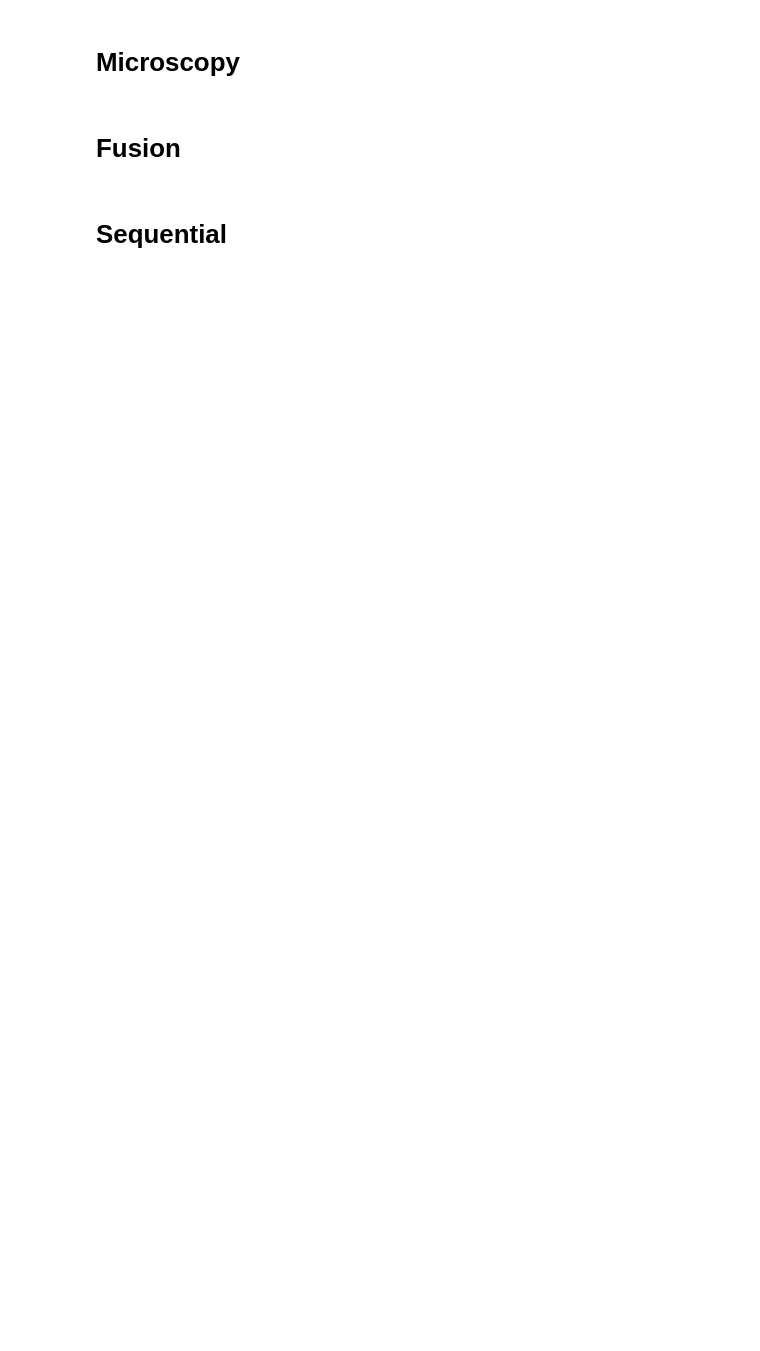
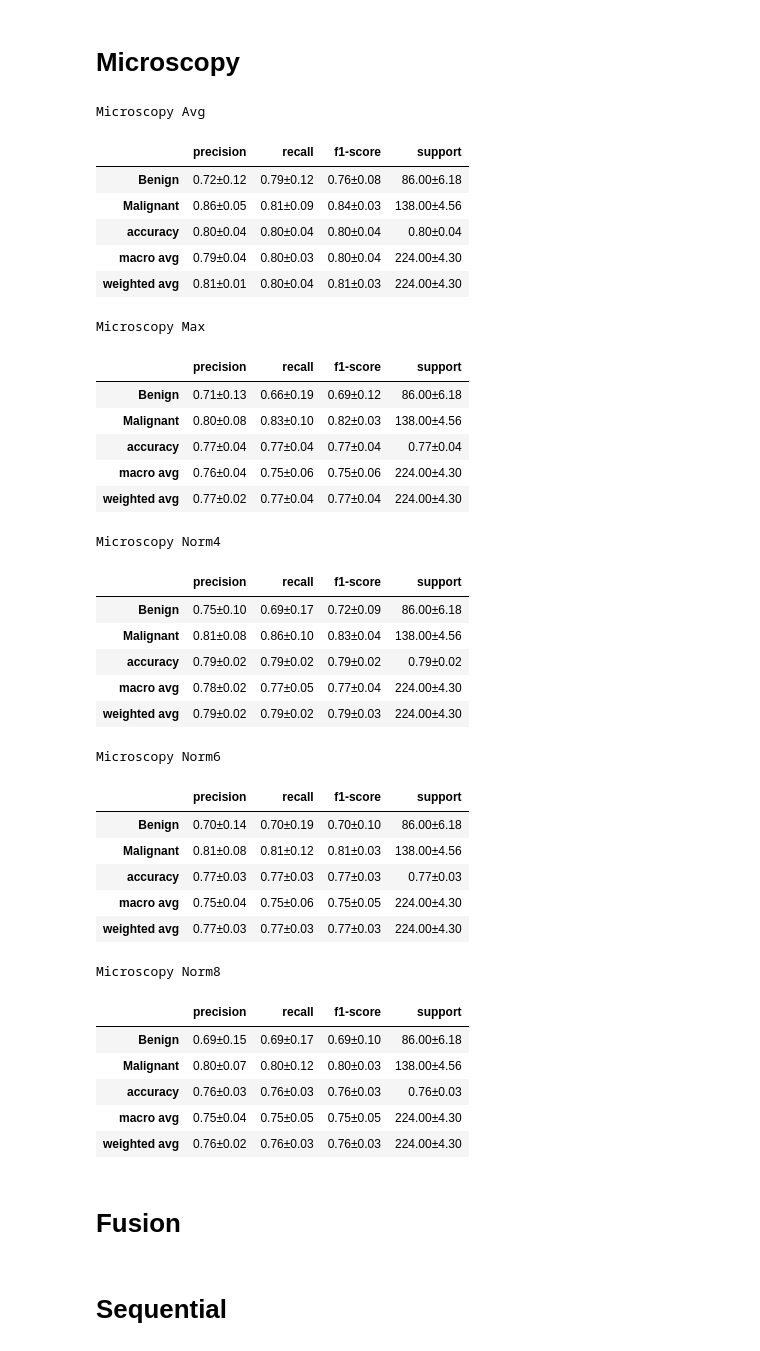
Before and after one commit to RomainCendre/classification, a Jupyter notebook: manuscript/MultimodalClassification/Cumulative.ipynb, the cells around one changed output. Drawn from its saved outputs; the diff is of its cells as text; code cells hidden in the pictures; blank space fills up the shorter version.

```diff
--- a/manuscript/MultimodalClassification/Cumulative.ipynb
+++ b/manuscript/MultimodalClassification/Cumulative.ipynb
@@ -112,3 +162,82 @@ Tools.fit_predict(m_inputs, {'datum': 'Scaled', 'label_encode': 'LesionEncode'},
+# %%
+pred_folds = [([2], [3]),
+                ([3], [4]),
+                ([4], [1]),
+                ([1], [2])]
+
+model = Pipeline([('scale', MinMaxScaler()), ('clf', SVC(kernel='linear', class_weight='balanced', probability=True))])
+model_params = {'clf__C': logspace(-2, 3, 6).tolist()}
+
+Tools.fit_predict(m_inputs, {'datum': 'ScaledAvg', 'label_encode': 'LesionEncode'}, model, 'PredictionAvg', folds=pred_folds, distribution=model_params)
+Tools.fit_predict(m_inputs, {'datum': 'ScaledMax', 'label_encode': 'LesionEncode'}, model, 'PredictionMax', folds=pred_folds, distribution=model_params)
+Tools.fit_predict(m_inputs, {'datum': 'ScaledNorm4', 'label_encode': 'LesionEncode'}, model, 'PredictionNorm4', folds=pred_folds, distribution=model_params)
+Tools.fit_predict(m_inputs, {'datum': 'ScaledNorm6', 'label_encode': 'LesionEncode'}, model, 'PredictionNorm6', folds=pred_folds, distribution=model_params)
+Tools.fit_predict(m_inputs, {'datum': 'ScaledNorm8', 'label_encode': 'LesionEncode'}, model, 'PredictionNorm8', folds=pred_folds, distribution=model_params)
+m_inputs[f'Prediction_{Tools.PROBABILITY}'] = m_inputs[f'PredictionAvg_{Tools.PROBABILITY}']
+# %%
+from IPython.display import HTML
+from IPython.display import display
+
+diagnosis_encoder = OrderedEncoder().fit(['Benign', 'Malignant'])
+
+# ROC Curve
+ViewsTools.plot_size((8,8))
+
+name = f'PredictionAvg'
+display(HTML(ViewsTools.dataframe_renderer([Views.report(m_inputs, {'label_encode': 'LesionEncode', 'eval': name}, diagnosis_encoder)],
+                                                                    title=[f'Microscopy Avg'])))
+
+name = f'PredictionMax'
+display(HTML(ViewsTools.dataframe_renderer([Views.report(m_inputs, {'label_encode': 'LesionEncode', 'eval': name}, diagnosis_encoder)],
+                                                                    title=[f'Microscopy Max'])))
+
+name = f'PredictionNorm4'
+display(HTML(ViewsTools.dataframe_renderer([Views.report(m_inputs, {'label_encode': 'LesionEncode', 'eval': name}, diagnosis_encoder)],
+                                                                    title=[f'Microscopy Norm4'])))
+
+name = f'PredictionNorm6'
+display(HTML(ViewsTools.dataframe_renderer([Views.report(m_inputs, {'label_encode': 'LesionEncode', 'eval': name}, diagnosis_encoder)],
+                                                                    title=[f'Microscopy Norm6'])))
+
+name = f'PredictionNorm8'
+display(HTML(ViewsTools.dataframe_renderer([Views.report(m_inputs, {'label_encode': 'LesionEncode', 'eval': name}, diagnosis_encoder)],
+                                                                    title=[f'Microscopy Norm8'])))
+# %% [output]
+Microscopy Avg
+|  | precision | recall | f1-score | support |
+| Benign | 0.72±0.12 | 0.79±0.12 | 0.76±0.08 | 86.00±6.18 |
+| Malignant | 0.86±0.05 | 0.81±0.09 | 0.84±0.03 | 138.00±4.56 |
+| accuracy | 0.80±0.04 | 0.80±0.04 | 0.80±0.04 | 0.80±0.04 |
+| macro avg | 0.79±0.04 | 0.80±0.03 | 0.80±0.04 | 224.00±4.30 |
+| weighted avg | 0.81±0.01 | 0.80±0.04 | 0.81±0.03 | 224.00±4.30 |
+Microscopy Max
+|  | precision | recall | f1-score | support |
+| Benign | 0.71±0.13 | 0.66±0.19 | 0.69±0.12 | 86.00±6.18 |
+| Malignant | 0.80±0.08 | 0.83±0.10 | 0.82±0.03 | 138.00±4.56 |
+| accuracy | 0.77±0.04 | 0.77±0.04 | 0.77±0.04 | 0.77±0.04 |
+| macro avg | 0.76±0.04 | 0.75±0.06 | 0.75±0.06 | 224.00±4.30 |
+| weighted avg | 0.77±0.02 | 0.77±0.04 | 0.77±0.04 | 224.00±4.30 |
+Microscopy Norm4
+|  | precision | recall | f1-score | support |
+| Benign | 0.75±0.10 | 0.69±0.17 | 0.72±0.09 | 86.00±6.18 |
+| Malignant | 0.81±0.08 | 0.86±0.10 | 0.83±0.04 | 138.00±4.56 |
+| accuracy | 0.79±0.02 | 0.79±0.02 | 0.79±0.02 | 0.79±0.02 |
+| macro avg | 0.78±0.02 | 0.77±0.05 | 0.77±0.04 | 224.00±4.30 |
+| weighted avg | 0.79±0.02 | 0.79±0.02 | 0.79±0.03 | 224.00±4.30 |
+Microscopy Norm6
+|  | precision | recall | f1-score | support |
+| Benign | 0.70±0.14 | 0.70±0.19 | 0.70±0.10 | 86.00±6.18 |
+| Malignant | 0.81±0.08 | 0.81±0.12 | 0.81±0.03 | 138.00±4.56 |
+| accuracy | 0.77±0.03 | 0.77±0.03 | 0.77±0.03 | 0.77±0.03 |
+| macro avg | 0.75±0.04 | 0.75±0.06 | 0.75±0.05 | 224.00±4.30 |
+| weighted avg | 0.77±0.03 | 0.77±0.03 | 0.77±0.03 | 224.00±4.30 |
+Microscopy Norm8
+|  | precision | recall | f1-score | support |
+| Benign | 0.69±0.15 | 0.69±0.17 | 0.69±0.10 | 86.00±6.18 |
+| Malignant | 0.80±0.07 | 0.80±0.12 | 0.80±0.03 | 138.00±4.56 |
+| accuracy | 0.76±0.03 | 0.76±0.03 | 0.76±0.03 | 0.76±0.03 |
+| macro avg | 0.75±0.04 | 0.75±0.05 | 0.75±0.05 | 224.00±4.30 |
+| weighted avg | 0.76±0.02 | 0.76±0.03 | 0.76±0.03 | 224.00±4.30 |
 # %% [markdown]
 # Fusion
 # %%
```
Also changed, not shown: parts of 13 cells of this notebook, 1 other file.
